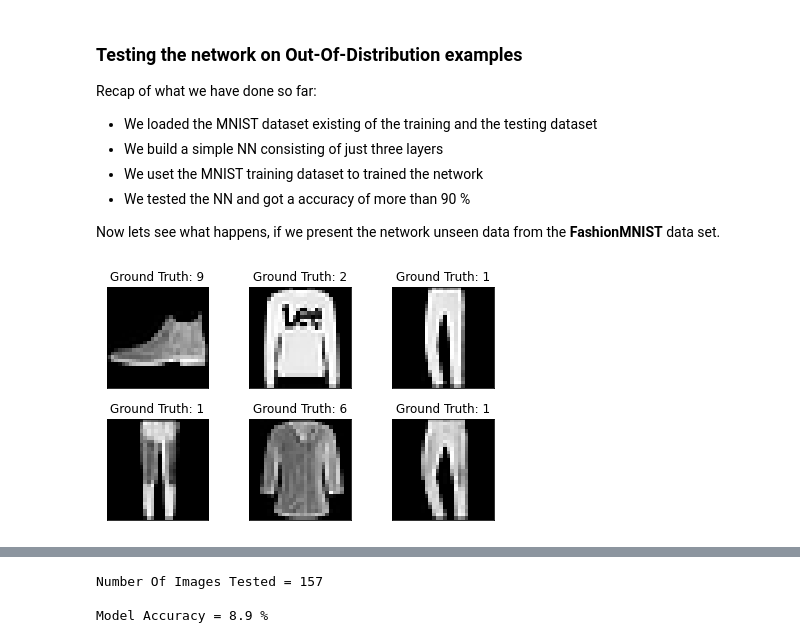
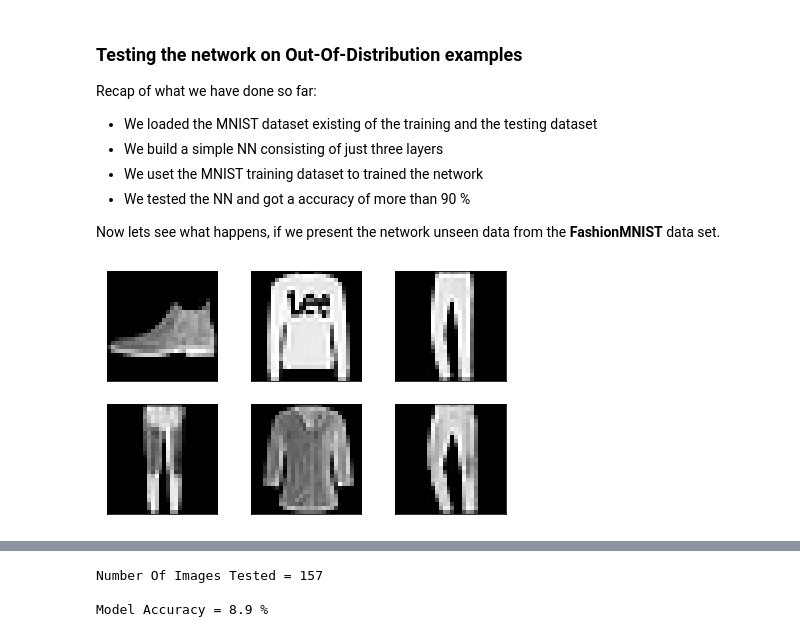
Before and after one commit to faberfred/reliable-neural-networks, a Jupyter notebook: classical_neural_network/Classical-Neural-Network-MNIST-FashionMNIST.ipynb, the cells around one changed output, grey strips where cells are left out. Cells and saved outputs as stored; diff of their text form; code cells hidden in the pictures.

```diff
--- a/classical_neural_network/Classical-Neural-Network-MNIST-FashionMNIST.ipynb
+++ b/classical_neural_network/Classical-Neural-Network-MNIST-FashionMNIST.ipynb
@@ -227,13 +227,12 @@ batch_idx, (example_data, example_targets) = next(examples)
 # %%
 for i in range(6):
     plt.subplot(2,3,i+1)
     plt.tight_layout()
     plt.imshow(example_data[i][0], cmap='gray', interpolation='none')
-    plt.title("Ground Truth: {}".format(example_targets[i]))
     plt.xticks([])
     plt.yticks([])
 # %% [output]
-[figure, old version]
+[figure, new version]
 # %%
 images, labels = next(iter(fashiontestloader))
 
```
Also changed, not shown: parts of 5 cells of this notebook.
